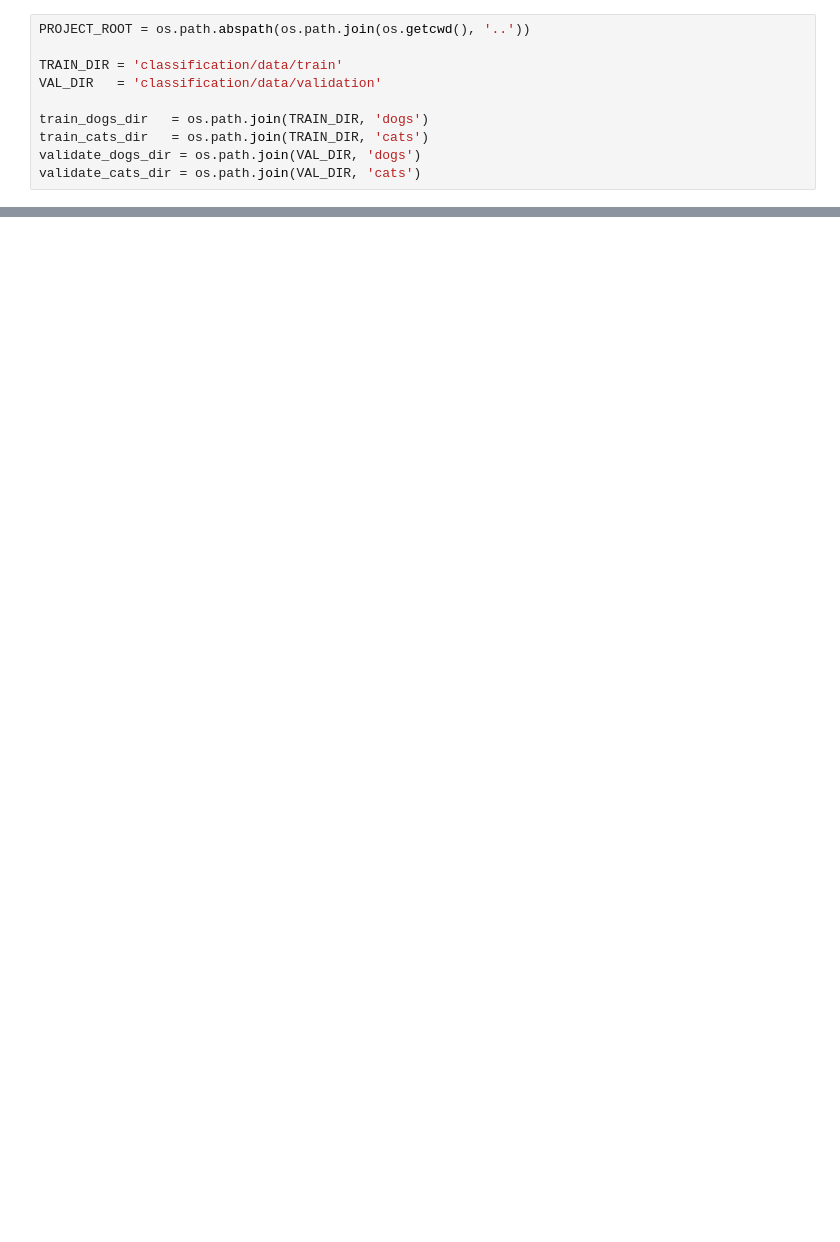
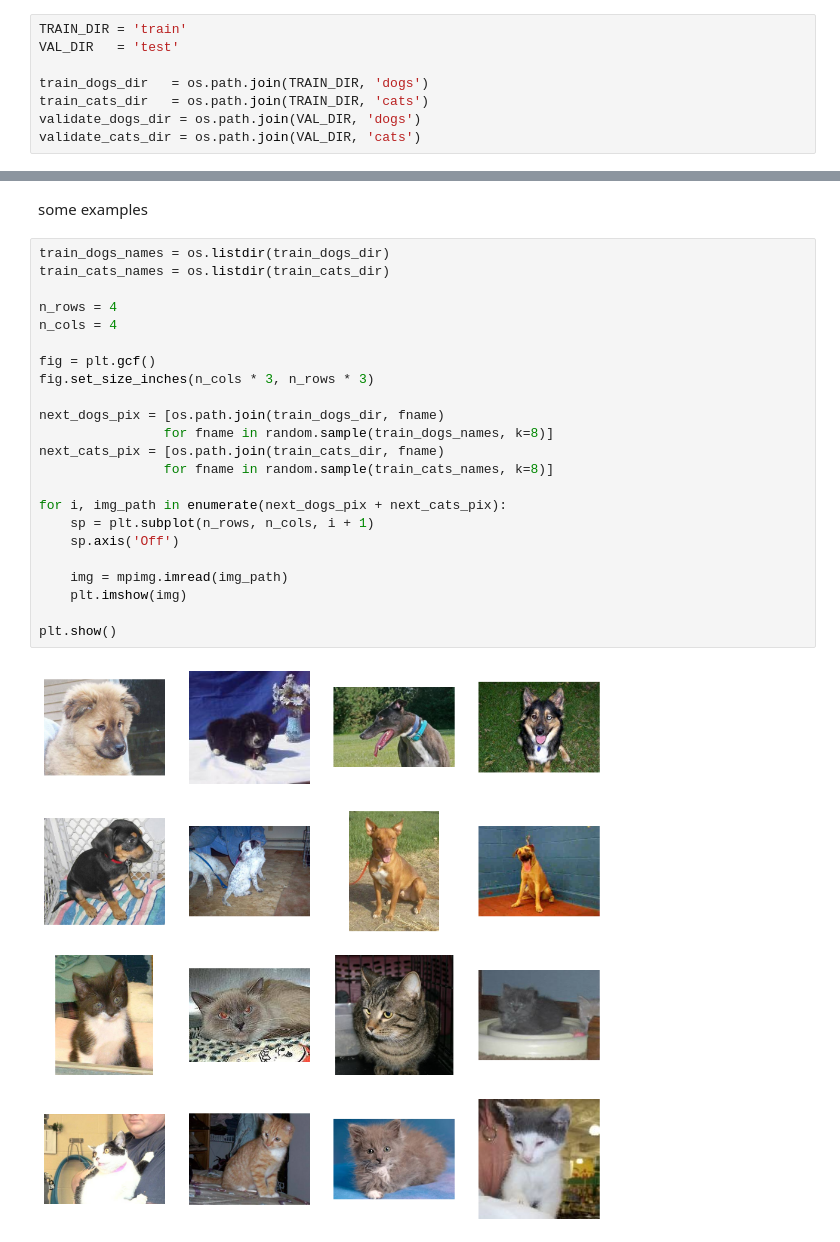
Before and after one commit to PranavU-Coder/personal_DL, a Jupyter notebook: classification/dog_vs_cat.ipynb, the cells around one changed output, grey strips where cells are left out. Cells and saved outputs as stored; diff of their text form; blank space fills up the shorter version.

```diff
--- a/classification/dog_vs_cat.ipynb
+++ b/classification/dog_vs_cat.ipynb
@@ -13,9 +17,7 @@ from io import BytesIO
 os.environ['TF_CPP_MIN_LOG_LEVEL'] = '2'
 # %%
-PROJECT_ROOT = os.path.abspath(os.path.join(os.getcwd(), '..'))
-
-TRAIN_DIR = 'classification/data/train'
-VAL_DIR   = 'classification/data/validation'
+TRAIN_DIR = 'train'
+VAL_DIR   = 'test'
 
 train_dogs_dir   = os.path.join(TRAIN_DIR, 'dogs')
 train_cats_dir   = os.path.join(TRAIN_DIR, 'cats')
@@ -30,0 +38,27 @@ FileNotFoundError: [Errno 2] No such file or directory: 'classification/data/tra
+# %% [markdown]
+some examples
+# %%
+train_dogs_names = os.listdir(train_dogs_dir)
+train_cats_names = os.listdir(train_cats_dir)
+
+n_rows = 4
+n_cols = 4
+
+fig = plt.gcf()
+fig.set_size_inches(n_cols * 3, n_rows * 3)
+
+next_dogs_pix = [os.path.join(train_dogs_dir, fname)
+                for fname in random.sample(train_dogs_names, k=8)]
+next_cats_pix = [os.path.join(train_cats_dir, fname)
+                for fname in random.sample(train_cats_names, k=8)]
+
+for i, img_path in enumerate(next_dogs_pix + next_cats_pix):
+    sp = plt.subplot(n_rows, n_cols, i + 1)
+    sp.axis('Off')
+
+    img = mpimg.imread(img_path)
+    plt.imshow(img)
+
+plt.show()
+# %% [output]
+[figure, added]
```
Also changed, not shown: parts of 23 cells of this notebook.
